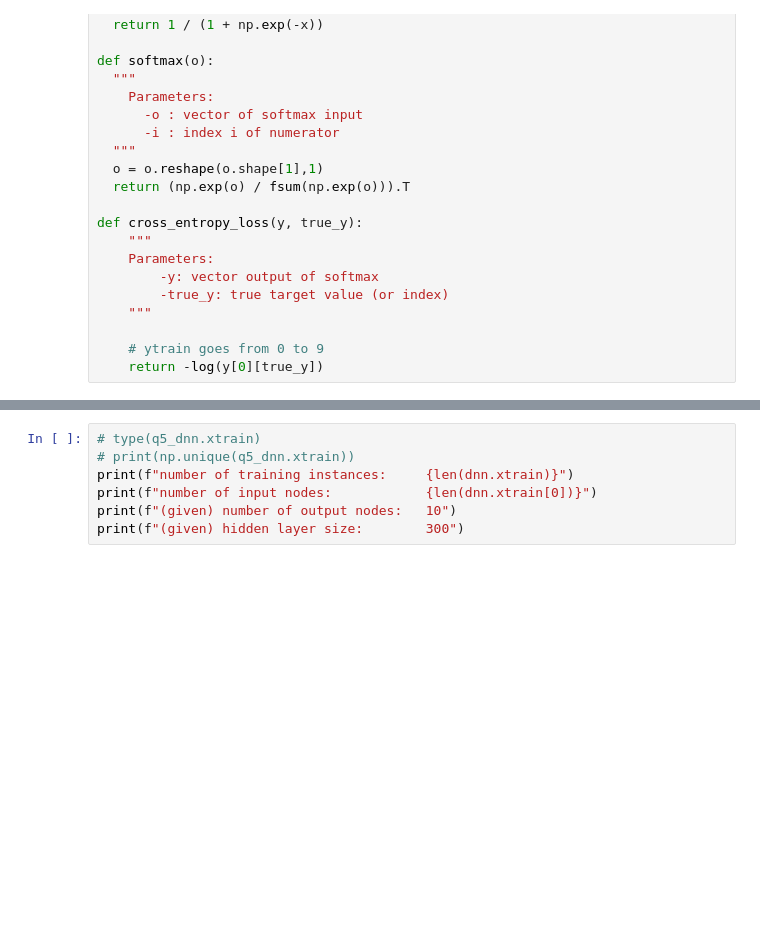
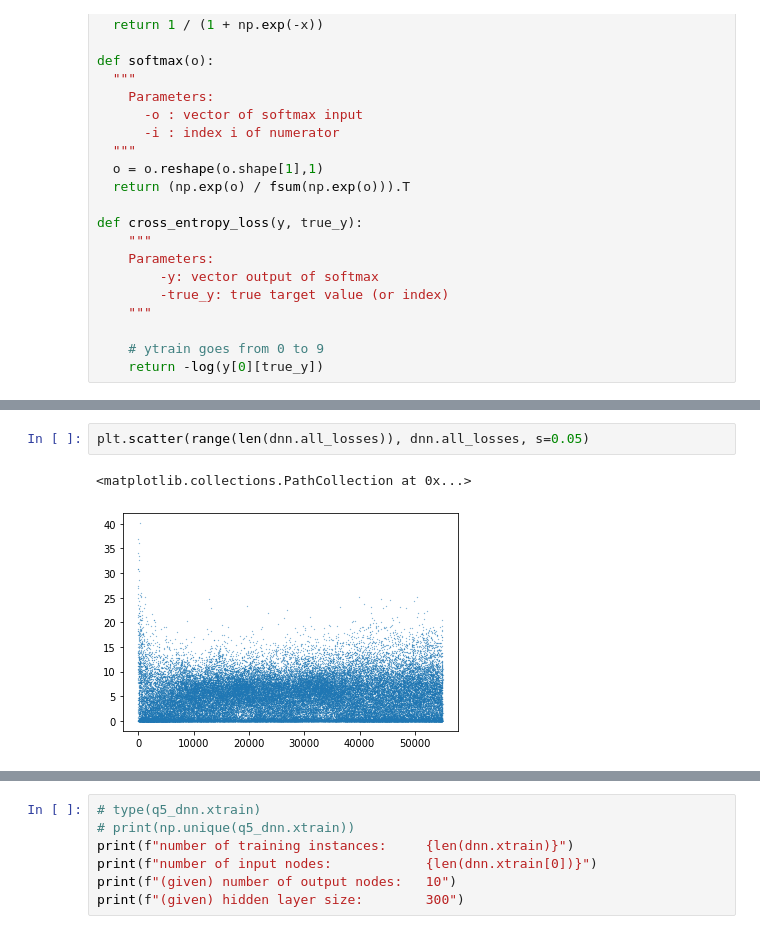
Before and after one commit to martinpucheuaviles/deep-learning-assignment1, a Jupyter notebook: part3.ipynb, the cells around one changed output, grey strips where cells are left out. Drawn from its saved outputs; the diff is of its cells as text; blank space fills up the shorter version.

```diff
--- a/part3.ipynb
+++ b/part3.ipynb
@@ -294,0 +338,5 @@ dnn.train_epoch(rounds=None,alpha=0.01,verbose=False)
+# %%
+plt.scatter(range(len(dnn.all_losses)), dnn.all_losses, s=0.05)
+# %% [output]
+<matplotlib.collections.PathCollection at 0x...>
+[figure, added]
```
Also changed, not shown: parts of 13 cells of this notebook.
